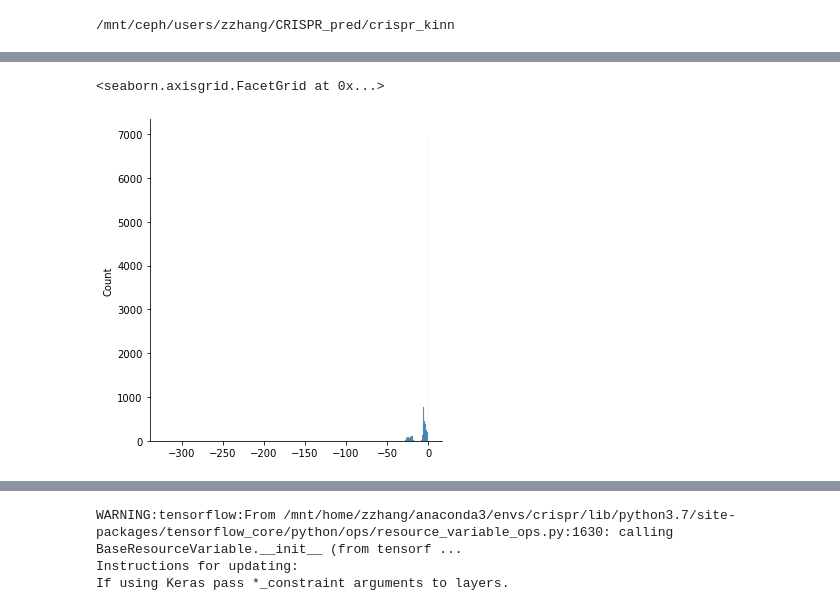
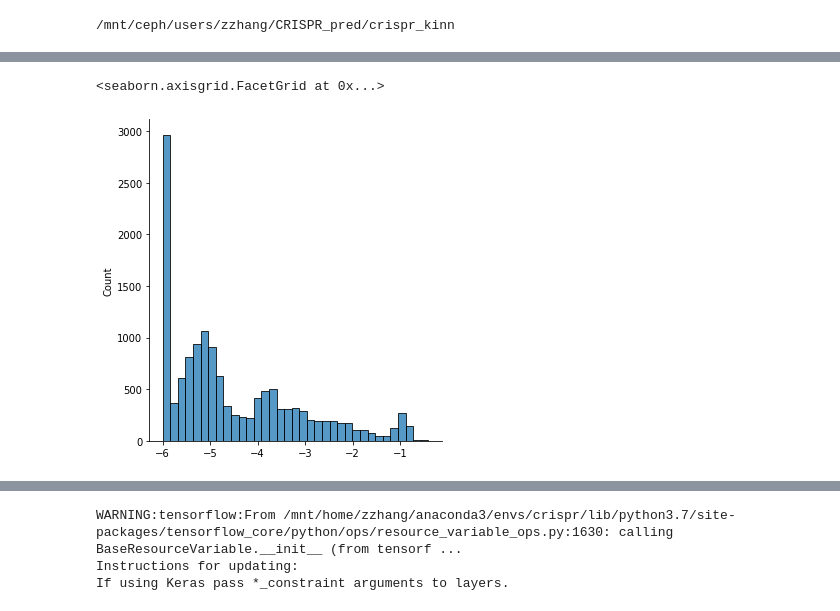
Before and after one commit to zj-zhang/Elektrum, a Jupyter notebook: notebooks/02-fullConnectModel.ipynb, the cells around one changed output, grey strips where cells are left out. Drawn from its saved outputs; the diff is of its cells as text; code cells hidden in the pictures.

```diff
--- a/notebooks/02-fullConnectModel.ipynb
+++ b/notebooks/02-fullConnectModel.ipynb
@@ -12,3 +13,7 @@ from sklearn.model_selection import train_test_split
 # %%
 x = np.load('./data/compiled_X.npy')
 y = np.load('./data/compiled_Y.npy')
+with open('./data/y_col_annot.txt', 'r') as f:
+    label_annot = [x.strip() for x in f]
+    label_annot = {x:i for i,x in enumerate(label_annot)}
+label_annot
@@ -15,5 +33,6 @@ y = np.load('./data/compiled_Y.npy')
 # %%
-sns.displot(y[:,1])
+tar_to_train = label_annot['wtCas9_cleave_rate_log']
+sns.displot(y[:,tar_to_train])
 # %% [output]
 <seaborn.axisgrid.FacetGrid at 0x...>
-[figure, old version]
+[figure, new version]
```
Also changed, not shown: parts of 12 cells of this notebook, 7 other files.
